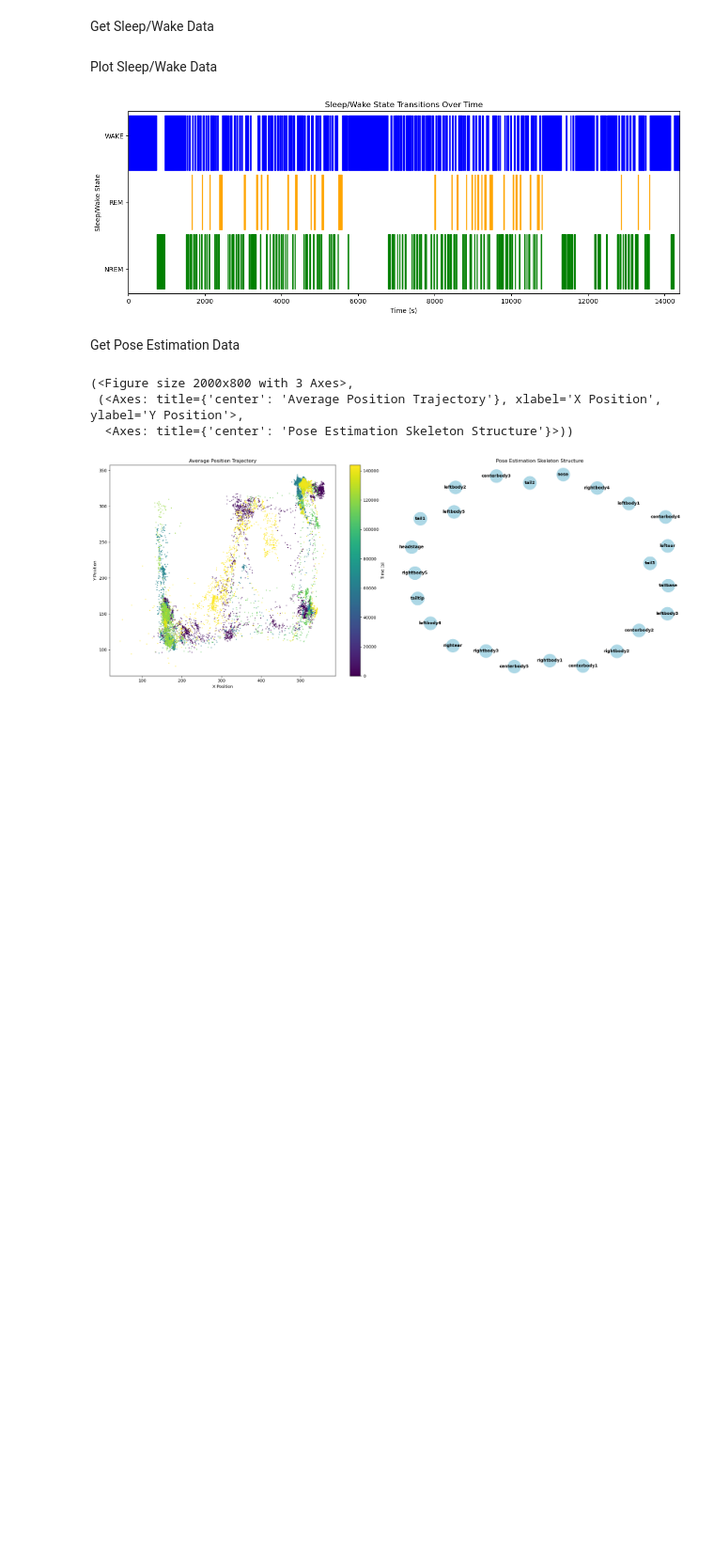
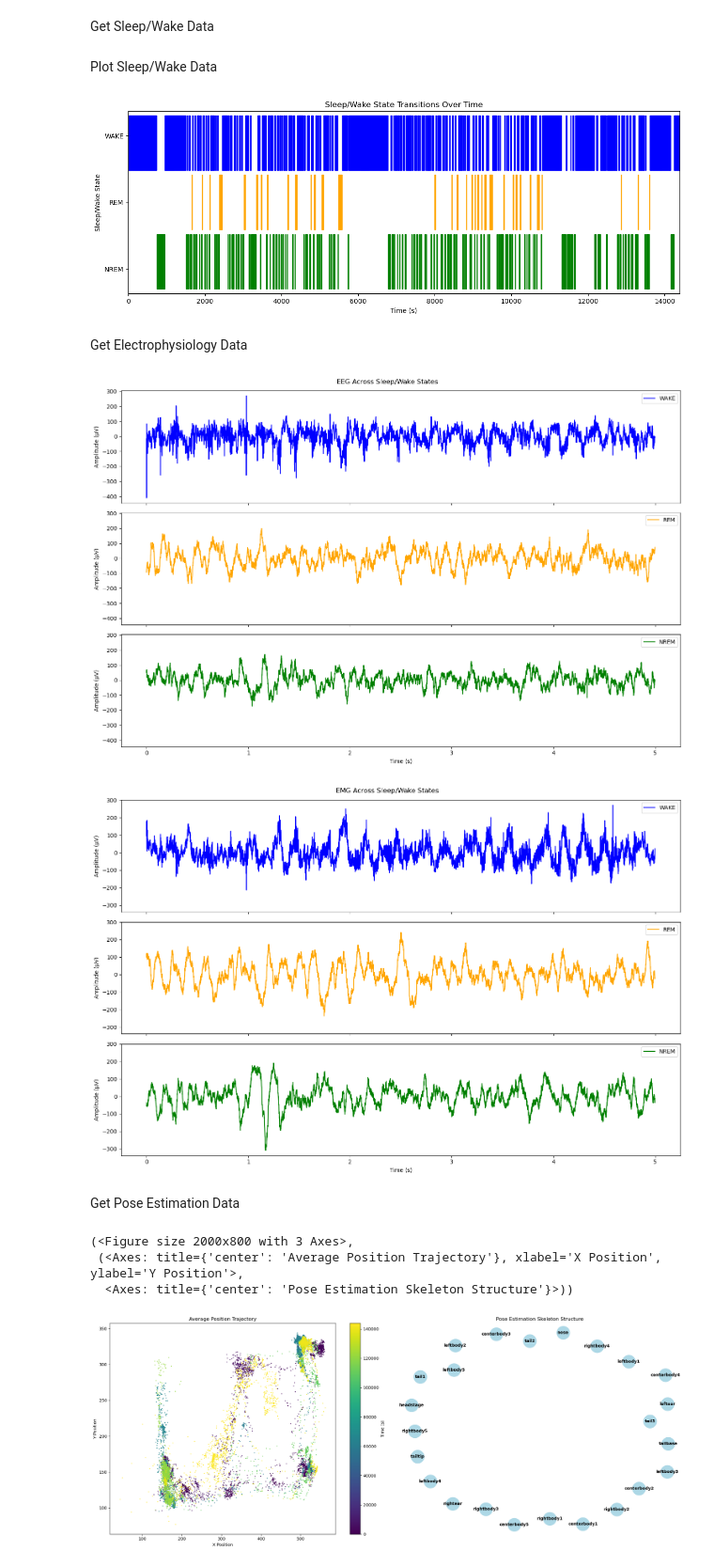
Before and after one commit to dandi/example-notebooks, a Jupyter notebook: 001617/behavior_example_notebook.ipynb, the cells around one changed output. Shown at 94% size. Saved outputs shown, nothing was run; the diff lists cells and outputs as text; code cells hidden in the pictures; blank space fills up the shorter version.

Commit message:
added ephys to behavior notebook

```diff
--- a/001617/behavior_example_notebook.ipynb
+++ b/001617/behavior_example_notebook.ipynb
@@ -64,6 +64,77 @@ plt.xlim(0, epochs_df.stop_time.max())
 plt.show()
 # %% [output]
 [figure]
+# %% [markdown]
+Get Electrophysiology Data
+# %%
+eeg_data = nwbfile.processing["ecephys"].data_interfaces["ElectricalSeriesEEG"].data[:]
+eeg_data_in_uV = eeg_data * nwbfile.processing["ecephys"].data_interfaces["ElectricalSeriesEEG"].conversion * 1e6
+emg_data = nwbfile.processing["ecephys"].data_interfaces["ElectricalSeriesEMG"].data[:]
+emg_data_in_uV = emg_data * nwbfile.processing["ecephys"].data_interfaces["ElectricalSeriesEMG"].conversion * 1e6
+ephys_starting_time = nwbfile.processing["ecephys"].data_interfaces["ElectricalSeriesEEG"].starting_time
+ephys_rate = nwbfile.processing["ecephys"].data_interfaces["ElectricalSeriesEEG"].rate
+ephys_timestamps = np.arange(ephys_starting_time, ephys_starting_time + (len(eeg_data) / ephys_rate), 1 / ephys_rate)
+# %%
+example_wake = wake_df.iloc[0]
+example_rem = rem_df.iloc[0]
+example_nrem = nrem_df.iloc[0]
+
+# Define time windows for plotting
+start_time_wake = example_wake["start_time"]
+stop_time_wake = example_wake["stop_time"]
+wake_slice = slice(int(start_time_wake * ephys_rate), int(stop_time_wake * ephys_rate))
+start_time_rem = example_rem["start_time"]
+stop_time_rem = example_rem["stop_time"]
+rem_slice = slice(int(start_time_rem * ephys_rate), int(stop_time_rem * ephys_rate))
+start_time_nrem = example_nrem["start_time"]
+stop_time_nrem = example_nrem["stop_time"]
+nrem_slice = slice(int(start_time_nrem * ephys_rate), int(stop_time_nrem * ephys_rate))
+
+# Normalize times to start at 0 for each state
+normalized_wake_timestamps = ephys_timestamps[wake_slice] - start_time_wake
+normalized_rem_timestamps = ephys_timestamps[rem_slice] - start_time_rem
+normalized_nrem_timestamps = ephys_timestamps[nrem_slice] - start_time_nrem
+
+# Plot EEG data for all states in one figure
+fig_eeg, (ax_eeg_wake, ax_eeg_rem, ax_eeg_nrem) = plt.subplots(3, 1, figsize=(15, 10), sharex=True, sharey=True)
+
+ax_eeg_wake.plot(normalized_wake_timestamps, eeg_data_in_uV[wake_slice], color='blue', label='WAKE')
+ax_eeg_wake.set_ylabel('Amplitude (µV)')
+ax_eeg_wake.legend()
+
+ax_eeg_rem.plot(normalized_rem_timestamps, eeg_data_in_uV[rem_slice], color='orange', label='REM')
+ax_eeg_rem.set_ylabel('Amplitude (µV)')
+ax_eeg_rem.legend()
+
+ax_eeg_nrem.plot(normalized_nrem_timestamps, eeg_data_in_uV[nrem_slice], color='green', label='NREM')
+ax_eeg_nrem.set_ylabel('Amplitude (µV)')
+ax_eeg_nrem.set_xlabel('Time (s)')
+ax_eeg_nrem.legend()
+
+fig_eeg.suptitle('EEG Across Sleep/Wake States')
+plt.tight_layout()
+
+# Plot EMG data for all states in one figure
+fig_emg, (ax_emg_wake, ax_emg_rem, ax_emg_nrem) = plt.subplots(3, 1, figsize=(15, 10), sharex=True, sharey=True)
+
+ax_emg_wake.plot(normalized_wake_timestamps, emg_data_in_uV[wake_slice], color='blue', label='WAKE')
+ax_emg_wake.set_ylabel('Amplitude (µV)')
+ax_emg_wake.legend()
+
+ax_emg_rem.plot(normalized_rem_timestamps, emg_data_in_uV[rem_slice], color='orange', label='REM')
+ax_emg_rem.set_ylabel('Amplitude (µV)')
+ax_emg_rem.legend()
+
+ax_emg_nrem.plot(normalized_nrem_timestamps, emg_data_in_uV[nrem_slice], color='green', label='NREM')
+ax_emg_nrem.set_ylabel('Amplitude (µV)')
+ax_emg_nrem.set_xlabel('Time (s)')
+ax_emg_nrem.legend()
+
+fig_emg.suptitle('EMG Across Sleep/Wake States')
+plt.tight_layout()
+# %% [output]
+[figure, added]
+[figure, added]
 # %% [markdown]
 Get Pose Estimation Data
 # %%
```
